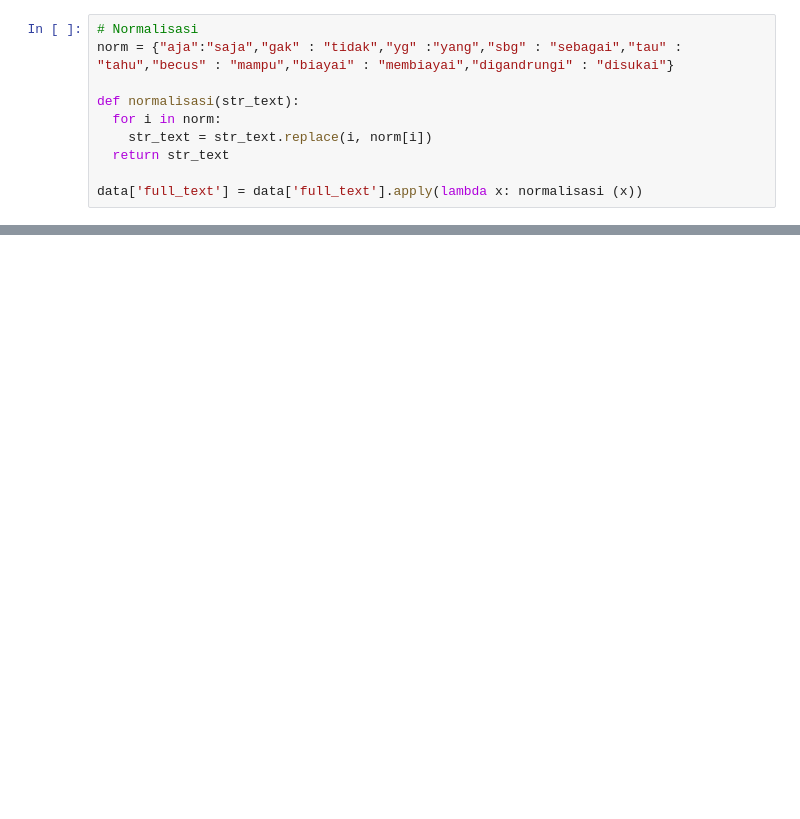
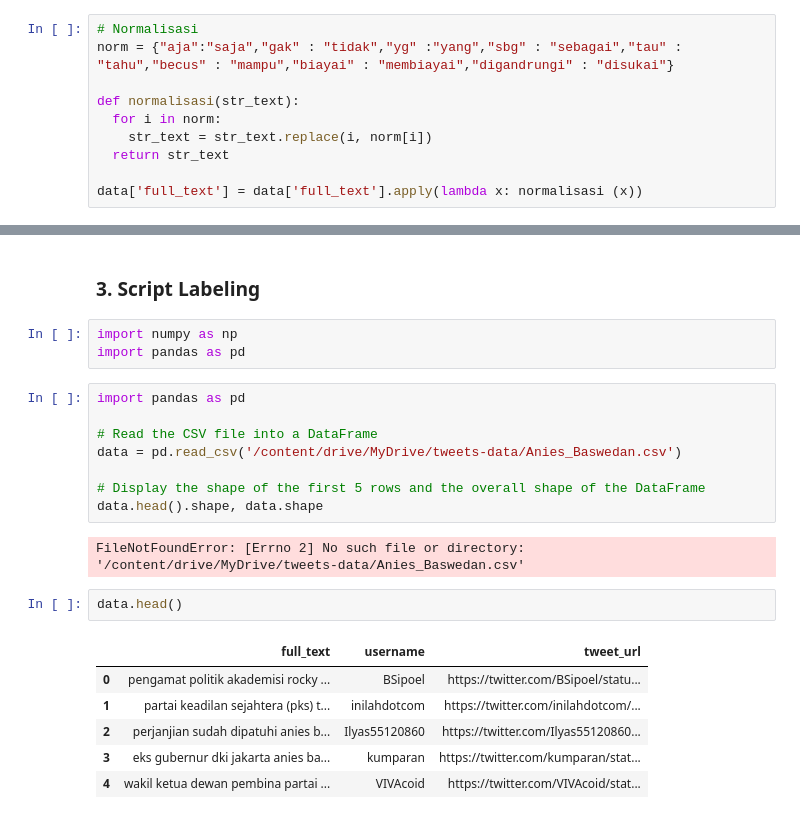
Before and after one commit to bagusadiprabowo/Craw-Data-Twitter, a Jupyter notebook: Crawl_Twitter.ipynb, the cells around one changed output, grey strips where cells are left out. Saved outputs shown, nothing was run; the diff lists cells and outputs as text; blank space fills up the shorter version.

```diff
--- a/Crawl_Twitter.ipynb
+++ b/Crawl_Twitter.ipynb
@@ -247,0 +395,24 @@ data_clean.head(100)
+# %% [markdown]
+### 3. Script Labeling
+# %%
+import numpy as np
+import pandas as pd
+# %%
+import pandas as pd
+
+# Read the CSV file into a DataFrame
+data = pd.read_csv('/content/drive/MyDrive/tweets-data/Anies_Baswedan.csv')
+
+# Display the shape of the first 5 rows and the overall shape of the DataFrame
+data.head().shape, data.shape
+# %% [output]
+FileNotFoundError: [Errno 2] No such file or directory: '/content/drive/MyDrive/tweets-data/Anies_Baswedan.csv'
+# %%
+data.head()
+# %% [output]
+|  | full_text | username | tweet_url |
+| 0 | pengamat politik akademisi rocky ... | BSipoel | https://twitter.com/BSipoel/statu... |
+| 1 | partai keadilan sejahtera (pks) t... | inilahdotcom | https://twitter.com/inilahdotcom/... |
+| 2 | perjanjian sudah dipatuhi anies b... | Ilyas55120860 | https://twitter.com/Ilyas55120860... |
+| 3 | eks gubernur dki jakarta anies ba... | kumparan | https://twitter.com/kumparan/stat... |
+| 4 | wakil ketua dewan pembina partai ... | VIVAcoid | https://twitter.com/VIVAcoid/stat... |
```
Also changed, not shown: parts of 38 cells of this notebook.
